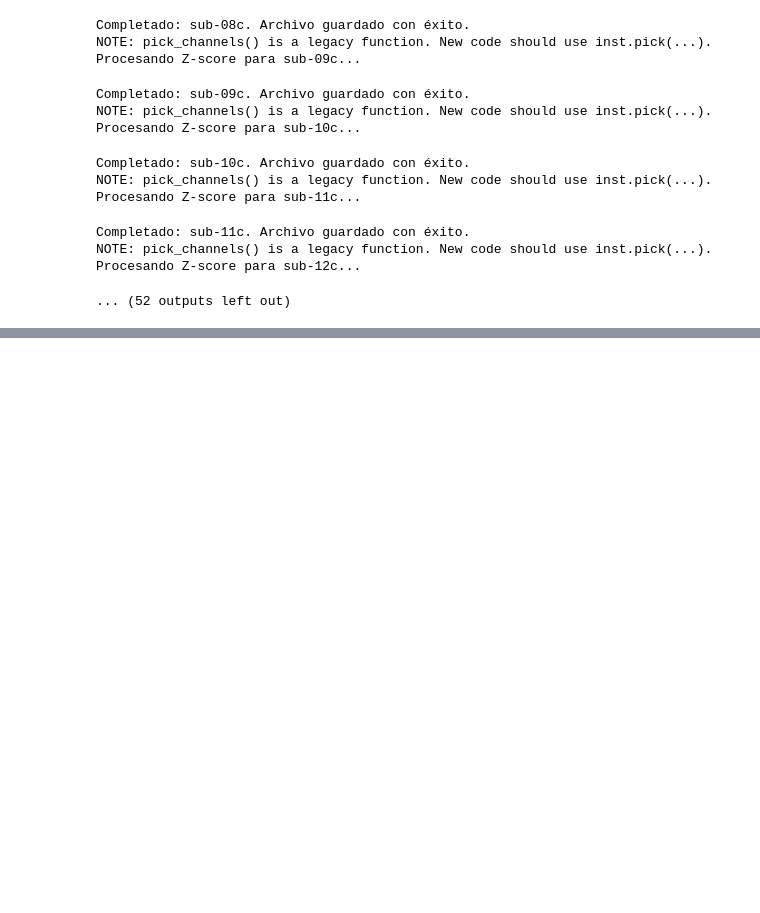
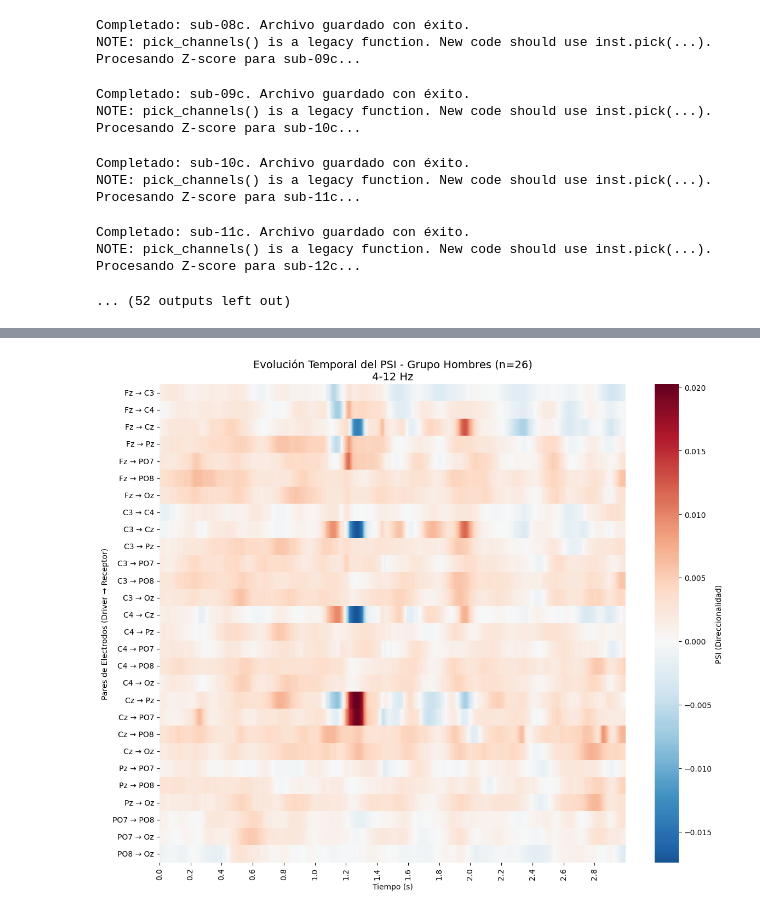
Before and after one commit to fer004/PSI_analysis_STEM, a Jupyter notebook: psi_analisis.ipynb, the cells around one changed output, grey strips where cells are left out. Saved outputs shown, nothing was run; the diff lists cells and outputs as text; code cells hidden in the pictures; blank space fills up the shorter version.

```diff
--- a/psi_analisis.ipynb
+++ b/psi_analisis.ipynb
@@ -632,0 +332,90 @@ Procesando 40 sujetos del grupo Control (Sin truncar)...
+# %%
+import numpy as np
+import pandas as pd
+import matplotlib.pyplot as plt
+import seaborn as sns
+from pathlib import Path
+
+def plot_group_psi_heatmap_3s(sub_list, cwt_dir, freqs, sfreq=250):
+    # 1. Configuración de Sujetos y Canales
+    control_subs = sub_list[sub_list['Gender'] == 'Male']['participant_id'].values
+    target_channels = ['Fz', 'C3', 'C4', 'Cz', 'Pz', 'PO7', 'PO8', 'Oz']
+    n_channels = len(target_channels)
+
+    # Definir pares únicos de canales (Combinaciones N x N)
+    pairs = [(target_channels[i], target_channels[j])
+             for i in range(n_channels) for j in range(i + 1, n_channels)]
+    n_pairs = len(pairs)
+
+    # Límite de 3 segundos
+    n_times_limit = int(3 * sfreq)
+    times = np.arange(n_times_limit) / sfreq
+
+    # Acumulador Grupal: (Sujetos, Pares, Tiempo)
+    group_psi_data = np.full((len(control_subs), n_pairs, n_times_limit), np.nan)
+
+    print(f"Calculando PSI temporal para {len(control_subs)} sujetos...")
+
+    for s_idx, sub_id in enumerate(control_subs):
+        file_path = Path(cwt_dir) / f"{sub_id}_complex_zscore.npy"
+        if not file_path.exists(): continue
+
+        # Cargar épocas de duración variable
+        epochs = np.load(file_path, allow_pickle=True)
+
+        for p_idx, (ch_a, ch_b) in enumerate(pairs):
+            idx_a, idx_b = target_channels.index(ch_a), target_channels.index(ch_b)
+
+            # Acumuladores para el promedio inter-ensayo del par
+            sum_Sxy = np.zeros((len(freqs), n_times_limit), dtype=complex)
+            sum_Sxx = np.zeros((len(freqs), n_times_limit))
+            sum_Syy = np.zeros((len(freqs), n_times_limit))
+            counts = np.zeros(n_times_limit)
+
+            for e in epochs:
+                t_size = min(e.shape[2], n_times_limit)
+                Wx, Wy = e[idx_a, :, :t_size], e[idx_b, :, :t_size]
+
+                # Densidades espectrales
+                sum_Sxy[:, :t_size] += Wx * np.conj(Wy)
+                sum_Sxx[:, :t_size] += np.abs(Wx)**2
+                sum_Syy[:, :t_size] += np.abs(Wy)**2
+                counts[:t_size] += 1
+
+            # Calcular Coherencia Compleja temporalmente
+            valid = counts > 0
+            Cxy = (sum_Sxy[:, valid] / counts[valid]) / \
+                  (np.sqrt((sum_Sxx[:, valid] / counts[valid]) * (sum_Syy[:, valid] / counts[valid])) + 1e-15)
+
+            # Calcular PSI (pendiente de la fase) por cada punto de tiempo
+            psi_t_freqs = []
+            for f in range(len(freqs) - 1):
+                term = np.conj(Cxy[f, :]) * Cxy[f+1, :]
+                psi_t_freqs.append(np.imag(term))
+
+            # Guardar promedio de PSI en frecuencias para este par y sujeto
+            group_psi_data[s_idx, p_idx, valid] = np.mean(psi_t_freqs, axis=0)
+
+    # 4. Grand Average del PSI (Promedio entre sujetos ignorando NaNs)
+    ga_psi_temporal = np.nanmean(group_psi_data, axis=0)
+
+    # 5. Visualización como Heatmap
+    plt.figure(figsize=(12, 10))
+    pair_labels = [f"{p[0]} → {p[1]}" for p in pairs]
+
+    sns.heatmap(ga_psi_temporal, xticklabels=25, yticklabels=pair_labels,
+                cmap='RdBu_r', center=0, cbar_kws={'label': 'PSI (Direccionalidad)'})
+
+    # Ajustar etiquetas del eje X (muestras a segundos)
+    plt.xticks(np.arange(0, n_times_limit, 50), np.round(np.arange(0, n_times_limit, 50)/sfreq, 1))
+
+    plt.title(f"Evolución Temporal del PSI - Grupo Hombres (n={len(control_subs)})\n4-12 Hz", fontsize=14)
+    plt.xlabel("Tiempo (s)")
+    plt.ylabel("Pares de Electrodos (Driver → Receptor)")
+    plt.tight_layout()
+    plt.show()
+
+# --- Ejecución ---
+
+plot_group_psi_heatmap_3s(sub_list, CWT_DIR, freqs)
+# %% [output]
@@ -632,0 +423 @@ Procesando 40 sujetos del grupo Control (Sin truncar)...
+[figure, added]
```
Also changed, not shown: parts of 10 cells of this notebook.
